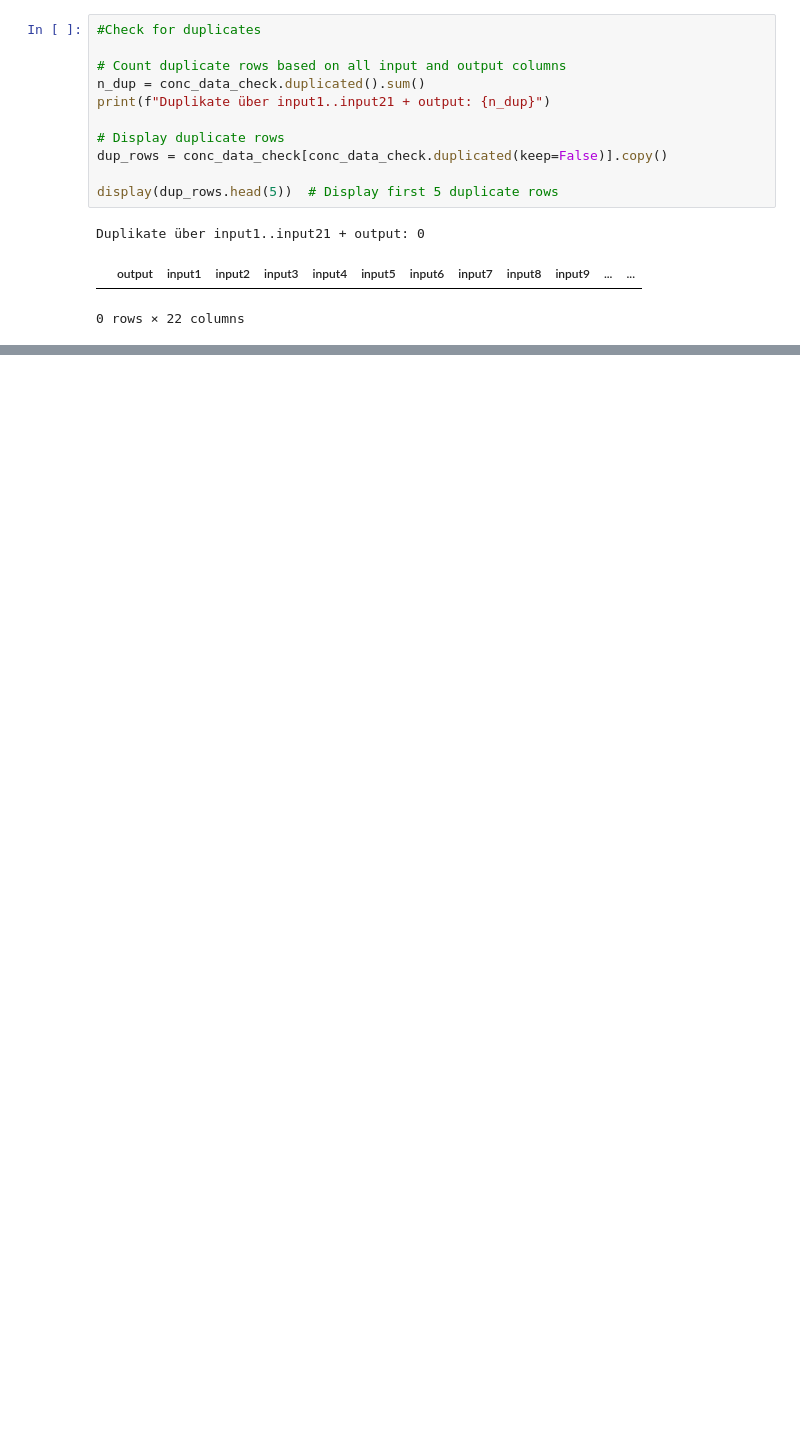
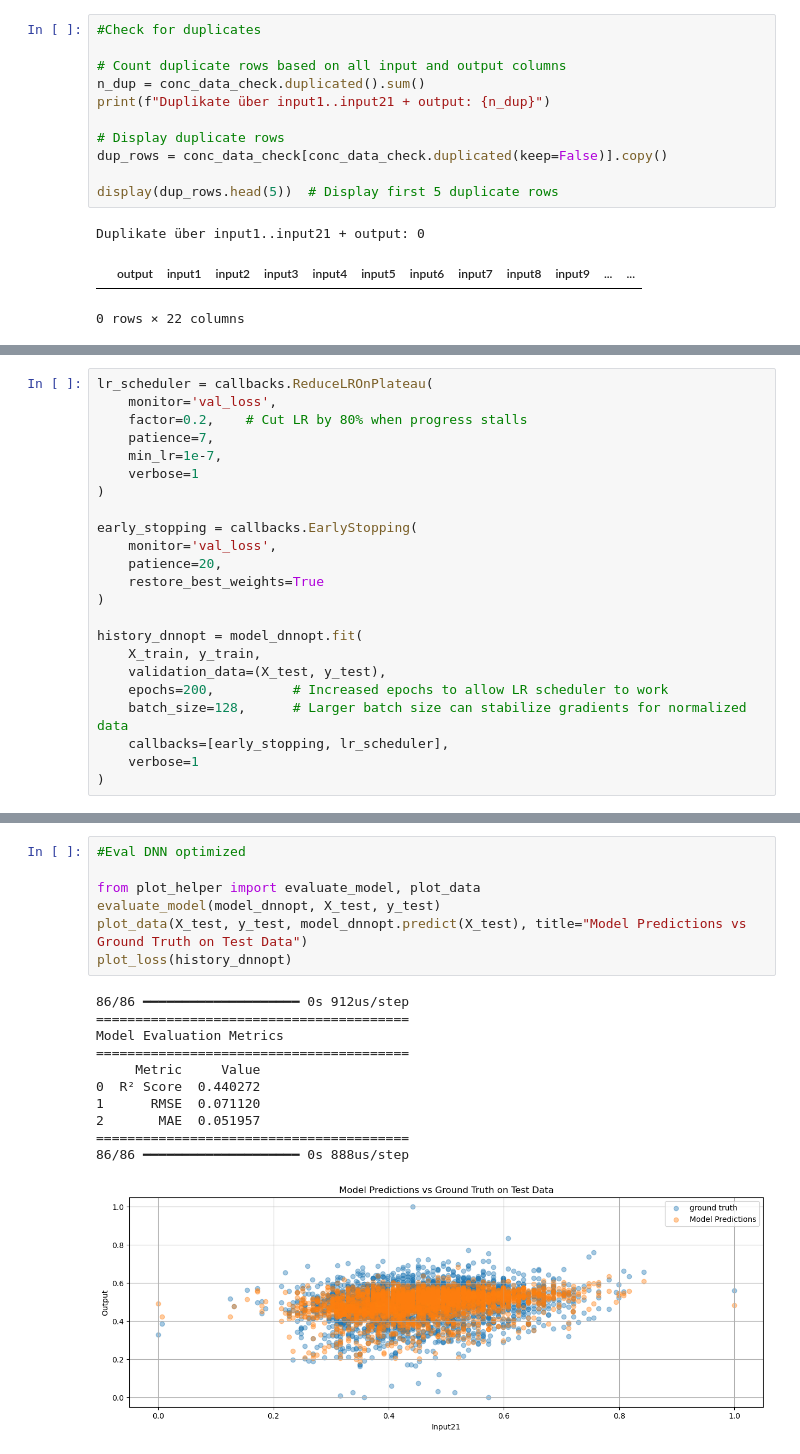
Before and after one commit to marker1401/Steel_Prod_Data, a Jupyter notebook: src/notebooks/notebook.ipynb, the cells around one changed output, grey strips where cells are left out. Saved outputs shown, nothing was run; the diff lists cells and outputs as text; blank space fills up the shorter version.

```diff
--- a/src/notebooks/notebook.ipynb
+++ b/src/notebooks/notebook.ipynb
@@ -239,0 +193,23 @@ plot_data(X_test, y_test, y_pred, title="Model Predictions vs Ground Truth on Te
+# %%
+lr_scheduler = callbacks.ReduceLROnPlateau(
+    monitor='val_loss',
+    factor=0.2,    # Cut LR by 80% when progress stalls
+    patience=7,
+    min_lr=1e-7,
+    verbose=1
+)
+
+early_stopping = callbacks.EarlyStopping(
+    monitor='val_loss',
+    patience=20,
+    restore_best_weights=True
+)
+
+history_dnnopt = model_dnnopt.fit(
+    X_train, y_train,
+    validation_data=(X_test, y_test),
+    epochs=200,          # Increased epochs to allow LR scheduler to work
+    batch_size=128,      # Larger batch size can stabilize gradients for normalized data
+    callbacks=[early_stopping, lr_scheduler],
+    verbose=1
+)
@@ -239,0 +294,19 @@ plot_data(X_test, y_test, y_pred, title="Model Predictions vs Ground Truth on Te
+# %%
+#Eval DNN optimized
+
+from plot_helper import evaluate_model, plot_data
+evaluate_model(model_dnnopt, X_test, y_test)
+plot_data(X_test, y_test, model_dnnopt.predict(X_test), title="Model Predictions vs Ground Truth on Test Data")
+plot_loss(history_dnnopt)
+# %% [output]
+86/86 ━━━━━━━━━━━━━━━━━━━━ 0s 912us/step
+========================================
+Model Evaluation Metrics
+========================================
+     Metric     Value
+0  R² Score  0.440272
+1      RMSE  0.071120
+2       MAE  0.051957
+========================================
+86/86 ━━━━━━━━━━━━━━━━━━━━ 0s 888us/step
+[figure, added]
```
Also changed, not shown: parts of 23 cells of this notebook, 16 other files.
